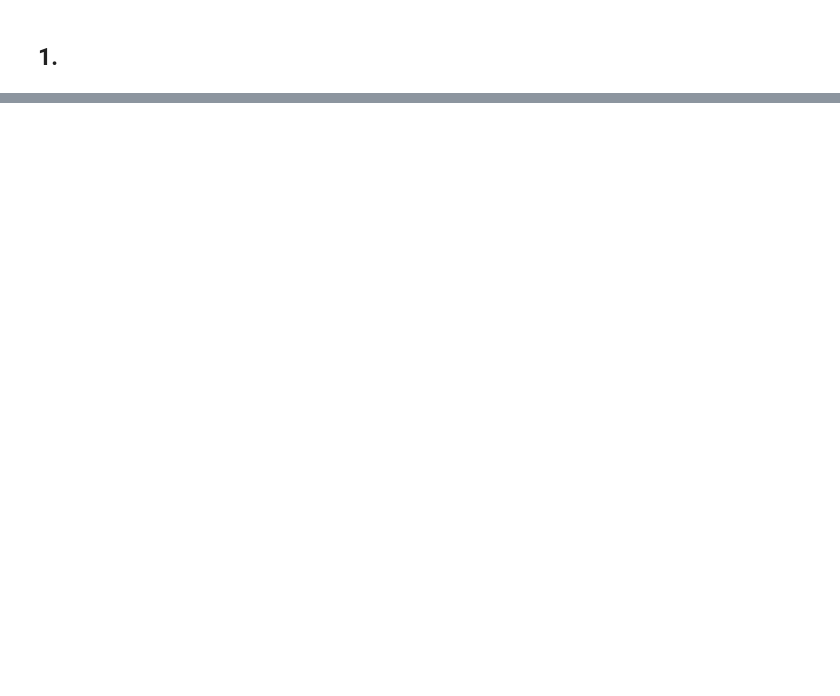
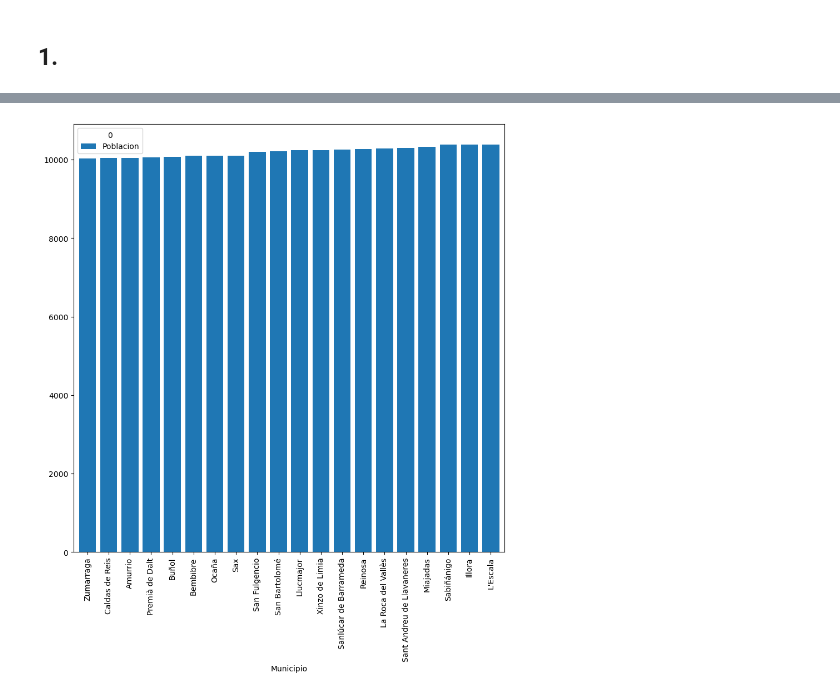
Before and after one commit to MarlonPeres/Ciencia-de-datos-2023, a Jupyter notebook: Anàlisis de datos con python.ipynb, the cells around one changed output, grey strips where cells are left out. Drawn from its saved outputs; the diff is of its cells as text; code cells hidden in the pictures; blank space fills up the shorter version.

```diff
--- a/Anàlisis de datos con python.ipynb
+++ b/Anàlisis de datos con python.ipynb
@@ -136,3 +136,7 @@ nucleos_poblacion
 | 851 | 850 | 851 | Poligono Sta M de Benquerencia | 19177.0 | 45168 | Toledo | 45 | Toledo | -3.948363664 | 39.8666989761 |
 | 852 | 851 | 852 | Grao | 16367.0 | 12040 | Castellón de la Plana/Castelló de... | 12 | Castelló/Castellón | 0.012911354 | 39.9735678251 |
 852 rows × 10 columns
+# %%
+nucleos_poblacion['Poblacion'] = nucleos_poblacion['Poblacion'].astype('float64')
+nucleos_poblacion['X'] = nucleos_poblacion['X'].astype('float64')
+nucleos_poblacion['Y'] = nucleos_poblacion['Y'].astype('float64')
@@ -144,0 +169,5 @@ TypeError: '>=' not supported between instances of 'str' and 'int'
+# %%
+pob_eje_2 = nucleos_poblacion[['Poblacion','Municipio']]
+pob_eje_2 = pob_eje_2.sort_values('Poblacion', ascending=True).head(20)
+pob_eje_2.set_index('Municipio', inplace=True)
+pob_eje_2
@@ -144,0 +195,4 @@ TypeError: '>=' not supported between instances of 'str' and 'int'
+# %%
+pob_eje_2.plot(kind = 'bar', width = 0.8, figsize = (10,10));
+# %% [output]
+[figure, added]
```
Also changed, not shown: parts of 37 cells of this notebook.
